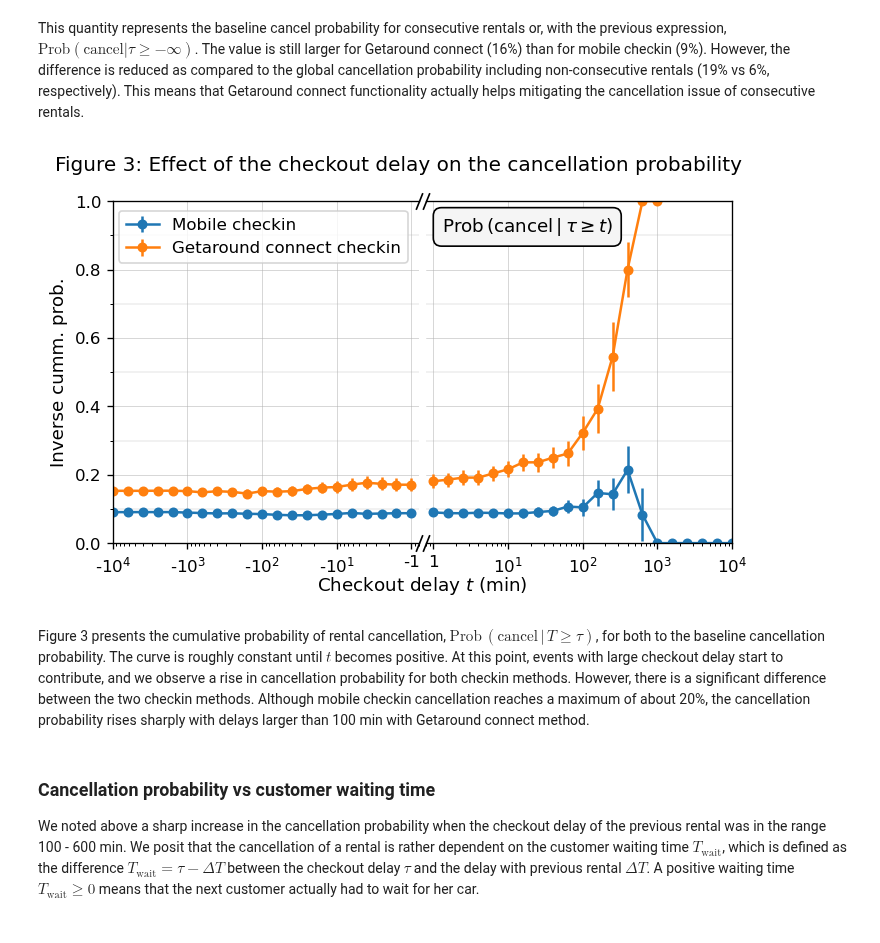
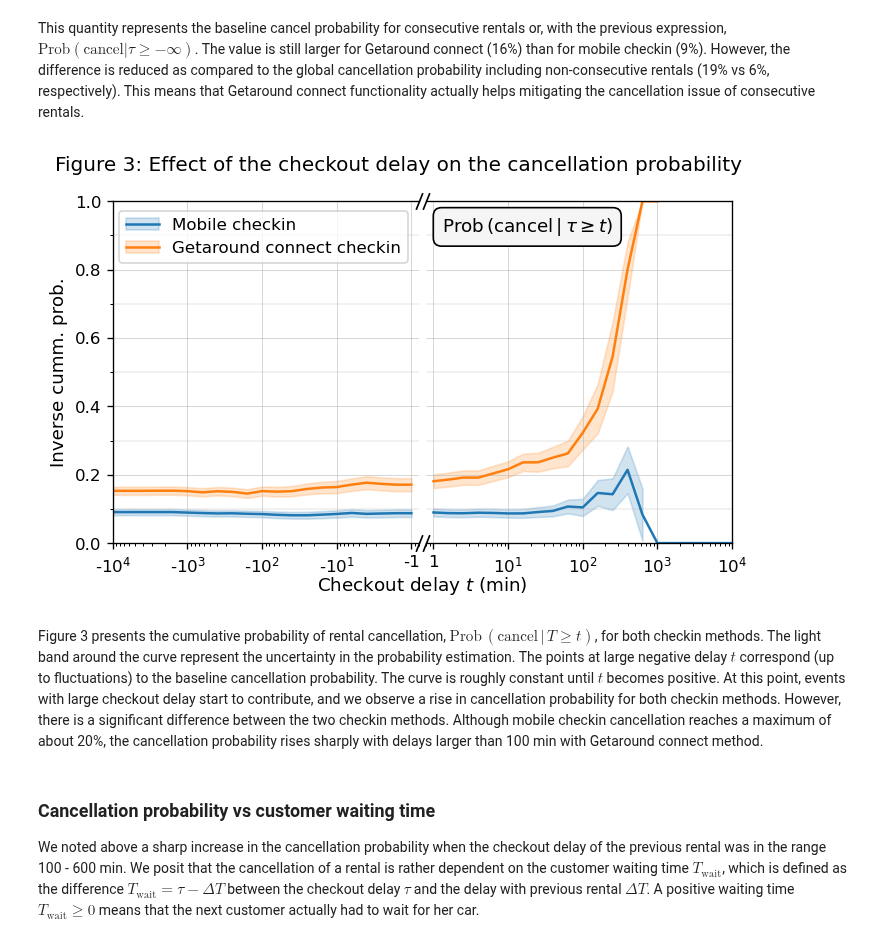
Before and after one commit to netesf13d/jedha-projects, a Jupyter notebook: 1-05-Getaround_Analysis/Getaround_Analysis_delay_analysis.ipynb, the cells around one changed output. Drawn from its saved outputs; the diff is of its cells as text; code cells hidden in the pictures.

Commit message:
work on 1-05 Getaround

```diff
--- a/1-05-Getaround_Analysis/Getaround_Analysis_delay_analysis.ipynb
+++ b/1-05-Getaround_Analysis/Getaround_Analysis_delay_analysis.ipynb
@@ -353,6 +353,12 @@ for (checkin,), df_ in df2.groupby(['checkin_type']):
     cancel_prob[checkin] = prob
     cancel_prob_std[checkin] = prob_std
 # %%
+pc_mob = cancel_prob['mobile']
+pc_conn = cancel_prob['connect']
+std_pc_mob = cancel_prob_std['mobile']
+std_pc_conn = cancel_prob_std['connect']
+
+
 fig3, axs3 = plt.subplots(
     nrows=1, ncols=2, sharey=True, figsize=(6, 3.8), dpi=120,
     gridspec_kw={'left': 0.1, 'right': 0.96, 'top': 0.88, 'bottom': 0.13,
@@ -370,56 +376,66 @@ axs3[1].plot([0, 0], [0, 1], transform=axs3[1].transAxes,
              marker=[(-0.4, -1), (0.4, 1)], markersize=10, linestyle='',
              color='k', mec='k', mew=1, clip_on=False)
 axs3[1].tick_params(axis='y', labelleft=False, left=False, which='both')
-ms = 5
 
-eb0 = axs3[0].errorbar(delay_vals_pos, cancel_prob['mobile'][20::-1],
-                       yerr=cancel_prob_std['mobile'][20::-1],
-                       linestyle='-', marker='o', markersize=ms, color='tab:blue')
-eb1 = axs3[0].errorbar(delay_vals_pos, cancel_prob['connect'][20::-1],
-                       yerr=cancel_prob_std['connect'][20::-1],
-                       linestyle='-', marker='o', markersize=ms, color='tab:orange')
+
+l1, = axs3[0].plot(delay_vals_pos, pc_mob[20::-1], color='tab:blue')
+fill1 = axs3[0].fill_between(delay_vals_pos,
+                             pc_mob[20::-1]-std_pc_mob[20::-1],
+                             pc_mob[20::-1]+std_pc_mob[20::-1],
+                             color='tab:blue', alpha=0.2)
+
+l2, = axs3[0].plot(delay_vals_pos, pc_conn[20::-1], color='tab:orange')
+fill2 = axs3[0].fill_between(delay_vals_pos,
+                             pc_conn[20::-1]-std_pc_conn[20::-1],
+                             pc_conn[20::-1]+std_pc_conn[20::-1],
+                             color='tab:orange', alpha=0.2)
 
 axs3[0].grid(visible=True, linewidth=0.3)
 axs3[0].grid(visible=True, axis='y', which='minor', linewidth=0.2)
 axs3[0].invert_xaxis()
 axs3[0].set_xscale('log')
 axs3[0].set_xlim(1e4, 0.8)
 axs3[0].set_xticks([1e4, 1e3, 1e2, 1e1, 1],
                      ['-$10^4$', '-$10^3$', '-$10^2$', '-$10^1$', '-1'])
 axs3[0].set_ylim(0, 1)
 axs3[0].set_yticks(np.linspace(0.1, 0.9, 5), minor=True)
 axs3[0].set_ylabel('Inverse cumm. prob.', fontsize=11)
-axs3[0].legend(handles=[eb0, eb1],
+axs3[0].legend(handles=[(l1, fill1), (l2, fill2)],
                labels=['Mobile checkin', 'Getaround connect checkin'],
                loc=(0.02, 0.82))
 
 
-axs3[1].errorbar(delay_vals_pos, cancel_prob['mobile'][21:],
-                 yerr=cancel_prob_std['mobile'][21:],
-                 linestyle='-', marker='o', markersize=ms, color='tab:blue')
-axs3[1].errorbar(delay_vals_pos, cancel_prob['connect'][21:],
-                 yerr=cancel_prob_std['connect'][21:],
-                 linestyle='-', marker='o', markersize=ms, color='tab:orange')
+axs3[1].plot(delay_vals_pos, pc_mob[21:], color='tab:blue')
+axs3[1].fill_between(delay_vals_pos,
+                     pc_mob[21:]-std_pc_mob[21:],
+                     pc_mob[21:]+std_pc_mob[21:],
+                     color='tab:blue', alpha=0.2)
+
+axs3[1].plot(delay_vals_pos, pc_conn[21:], color='tab:orange')
+axs3[1].fill_between(delay_vals_pos,
+                     pc_conn[21:]-std_pc_conn[21:],
+                     pc_conn[21:]+std_pc_conn[21:],
+                     color='tab:orange', alpha=0.2)
 axs3[1].grid(visible=True, linewidth=0.3)
 axs3[1].grid(visible=True, axis='y', which='minor', linewidth=0.2)
 axs3[1].set_xscale('log')
 axs3[1].set_xlim(0.8, 1e4)
 axs3[1].set_xticks([1, 1e1, 1e2, 1e3, 1e4],
                      ['1', '$10^1$', '$10^2$', '$10^3$', '$10^4$'])
 
 axs3[1].text(0.05, 0.91,
              r'$\mathrm{Prob}\, \left(\mathrm{cancel} \,|\, \tau \geq t \right)$',
              transform=axs3[1].transAxes, fontsize=11,
              bbox={'boxstyle': 'round,pad=0.45', 'facecolor': '0.96'})
 fig3.text(0.53, 0.025, r"Checkout delay $t$ (min)",
           fontsize=11, ha='center')
 
 
 plt.show()
 # %% [output]
-[figure, old version]
+[figure, new version]
 # %% [markdown]
-Figure 3 presents the cumulative probability of rental cancellation, $\mathrm{Prob}\, \left(\mathrm{cancel} \,|\, T \geq \tau \right)$, for both to the baseline cancellation probability. The curve is roughly constant until $t$ becomes positive. At this point, events with large checkout delay start to contribute, and we observe a rise in cancellation probability for both checkin methods. However, there is a significant difference between the two checkin methods. Although mobile checkin cancellation reaches a maximum of about 20%, the cancellation probability rises sharply with delays larger than 100 min with Getaround connect method.
+Figure 3 presents the cumulative probability of rental cancellation, $\mathrm{Prob}\, \left(\mathrm{cancel} \,|\, T \geq t \right)$, for both checkin methods. The light band around the curve represent the uncertainty in the probability estimation. The points at large negative delay $t$ correspond (up to fluctuations) to the baseline cancellation probability. The curve is roughly constant until $t$ becomes positive. At this point, events with large checkout delay start to contribute, and we observe a rise in cancellation probability for both checkin methods. However, there is a significant difference between the two checkin methods. Although mobile checkin cancellation reaches a maximum of about 20%, the cancellation probability rises sharply with delays larger than 100 min with Getaround connect method.
 # %% [markdown]
 ### Cancellation probability vs customer waiting time
 
```
Also changed, not shown: parts of 5 cells of this notebook, 16 other files.
